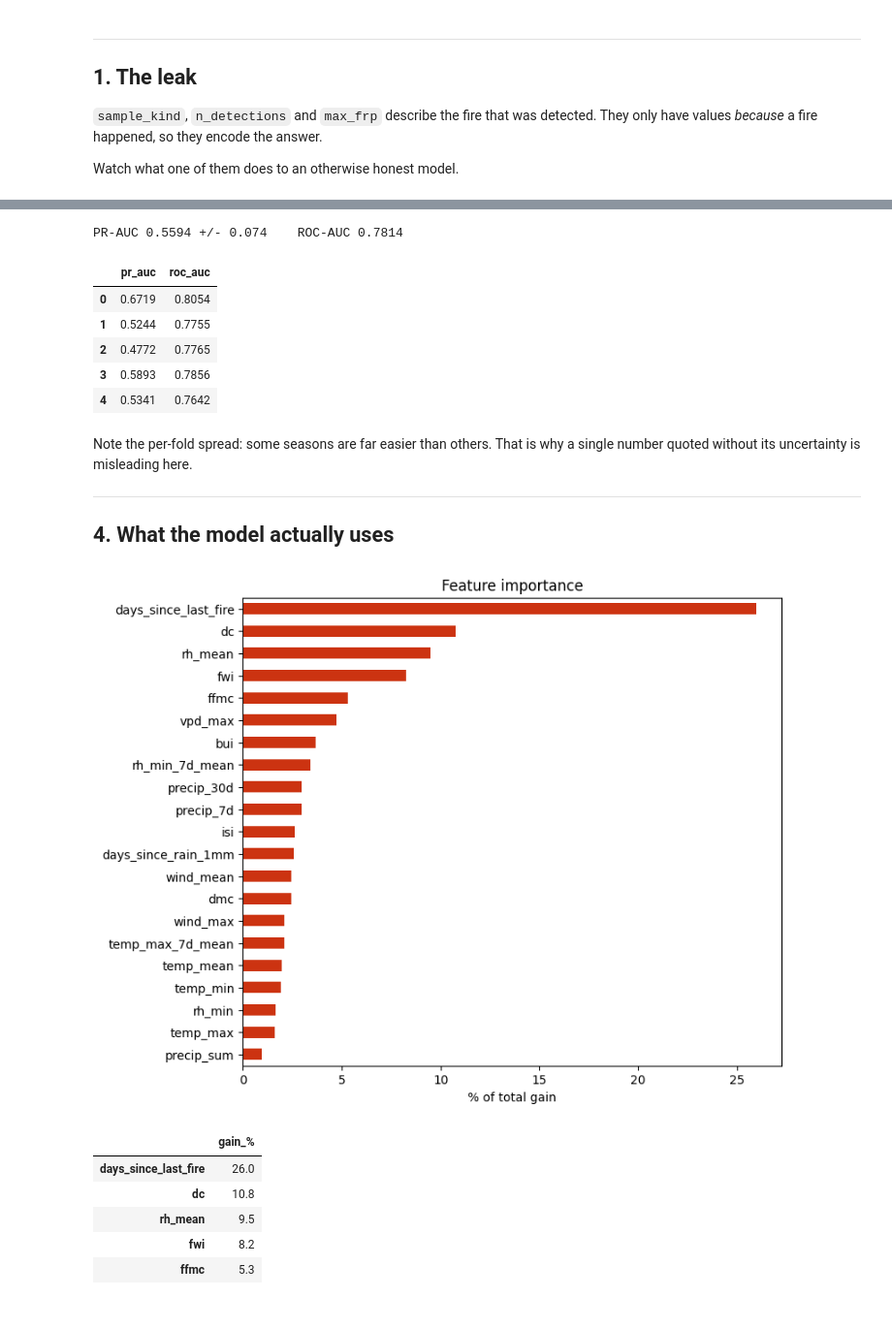
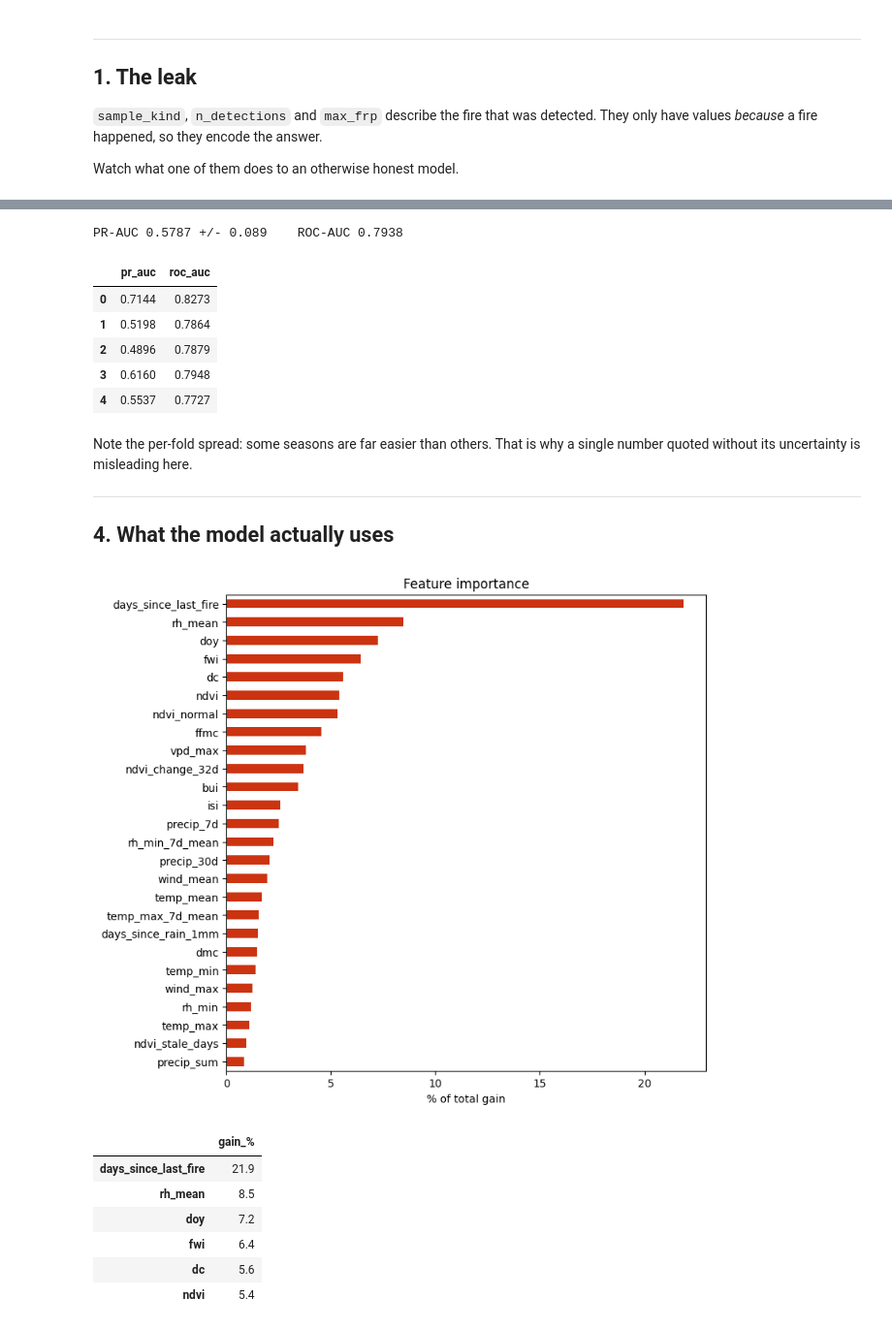
Before and after one commit to Abdelmalek05/fire-detection-model, a Jupyter notebook: kaggle_starter.ipynb, the cells around one changed output, grey strips where cells are left out. Shown at 97% size. Saved outputs shown, nothing was run; the diff lists cells and outputs as text; code cells hidden in the pictures.

```diff
--- a/kaggle_starter.ipynb
+++ b/kaggle_starter.ipynb
@@ -25,13 +27,26 @@ from sklearn.metrics import (average_precision_score, f1_score, precision_score,
 hits = glob.glob("/kaggle/input/**/dataset.parquet", recursive=True)
 d = pd.read_parquet(hits[0] if hits else "data/processed/dataset.parquet")
 
-NOT_FEATURES = [
-    "sample_kind", "n_detections", "max_frp",   # leak the label - see below
-    "cell_id", "lat", "lon",                    # geography - see below
-    "date", "year", "doy", "split",             # keys and bookkeeping
-    "label",                                    # the target
+# EXPLICIT, not built by exclusion. Two columns make exclusion dangerous here:
+# `doy` IS a model feature despite looking like bookkeeping, and `ndvi_anomaly`
+# is stored but deliberately NOT trained on. A by-exclusion list gets both
+# wrong and still prints "26 features", so nothing looks broken.
+FEATURES = [
+    # same-day weather
+    "temp_max", "temp_min", "temp_mean", "rh_min", "rh_mean",
+    "wind_max", "wind_mean", "precip_sum", "vpd_max",
+    # antecedent dryness
+    "precip_7d", "precip_30d", "days_since_rain_1mm",
+    "temp_max_7d_mean", "rh_min_7d_mean",
+    # Canadian FWI system
+    "ffmc", "dmc", "dc", "isi", "bui", "fwi",
+    # fuel depletion
+    "days_since_last_fire",
+    # seasonality
+    "doy",
+    # vegetation
+    "ndvi", "ndvi_normal", "ndvi_change_32d", "ndvi_stale_days",
 ]
-FEATURES = [c for c in d.columns if c not in NOT_FEATURES]
 X, y, years = d[FEATURES], d["label"], d["year"]
 
 print(f"{len(d):,} rows x {d.shape[1]} columns  ->  {len(FEATURES)} model features")
@@ -146,13 +161,13 @@ print(f"PR-AUC {folds.pr_auc.mean():.4f} +/- {folds.pr_auc.std():.3f}    "
       f"ROC-AUC {folds.roc_auc.mean():.4f}")
 folds.round(4)
 # %% [output]
-PR-AUC 0.5594 +/- 0.074    ROC-AUC 0.7814
+PR-AUC 0.5787 +/- 0.089    ROC-AUC 0.7938
 |  | pr_auc | roc_auc |
-| 0 | 0.6719 | 0.8054 |
-| 1 | 0.5244 | 0.7755 |
-| 2 | 0.4772 | 0.7765 |
-| 3 | 0.5893 | 0.7856 |
-| 4 | 0.5341 | 0.7642 |
+| 0 | 0.7144 | 0.8273 |
+| 1 | 0.5198 | 0.7864 |
+| 2 | 0.4896 | 0.7879 |
+| 3 | 0.6160 | 0.7948 |
+| 4 | 0.5537 | 0.7727 |
 # %% [markdown]
 Note the per-fold spread: some seasons are far easier than others. That is why a single
 number quoted without its uncertainty is misleading here.
@@ -162,22 +177,23 @@ number quoted without its uncertainty is misleading here.
 # %%
 m = lgb.LGBMClassifier(**TUNED).fit(X, y)
 imp = pd.Series(m.booster_.feature_importance("gain"), index=FEATURES)
 imp = (imp / imp.sum() * 100).sort_values()
 
-ax = imp.plot(kind="barh", figsize=(8, 7), color="#cc3311")
+ax = imp.plot(kind="barh", figsize=(8, 8), color="#cc3311")
 ax.set_xlabel("% of total gain")
 ax.set_title("Feature importance")
 plt.show()
 
-imp.sort_values(ascending=False).head(5).round(1).to_frame("gain_%")
+imp.sort_values(ascending=False).head(6).round(1).to_frame("gain_%")
 # %% [output]
-[figure, old version]
+[figure, new version]
 |  | gain_% |
-| days_since_last_fire | 26.0 |
-| dc | 10.8 |
-| rh_mean | 9.5 |
-| fwi | 8.2 |
-| ffmc | 5.3 |
+| days_since_last_fire | 21.9 |
+| rh_mean | 8.5 |
+| doy | 7.2 |
+| fwi | 6.4 |
+| dc | 5.6 |
+| ndvi | 5.4 |
 # %% [markdown]
 `days_since_last_fire` dominates. Burned ground does not reburn for months, and nothing in
 the weather knows that — 20 weather and fire-weather-index features reach 0.459, and this
```
Also changed, not shown: parts of 13 cells of this notebook, 2 other files.
